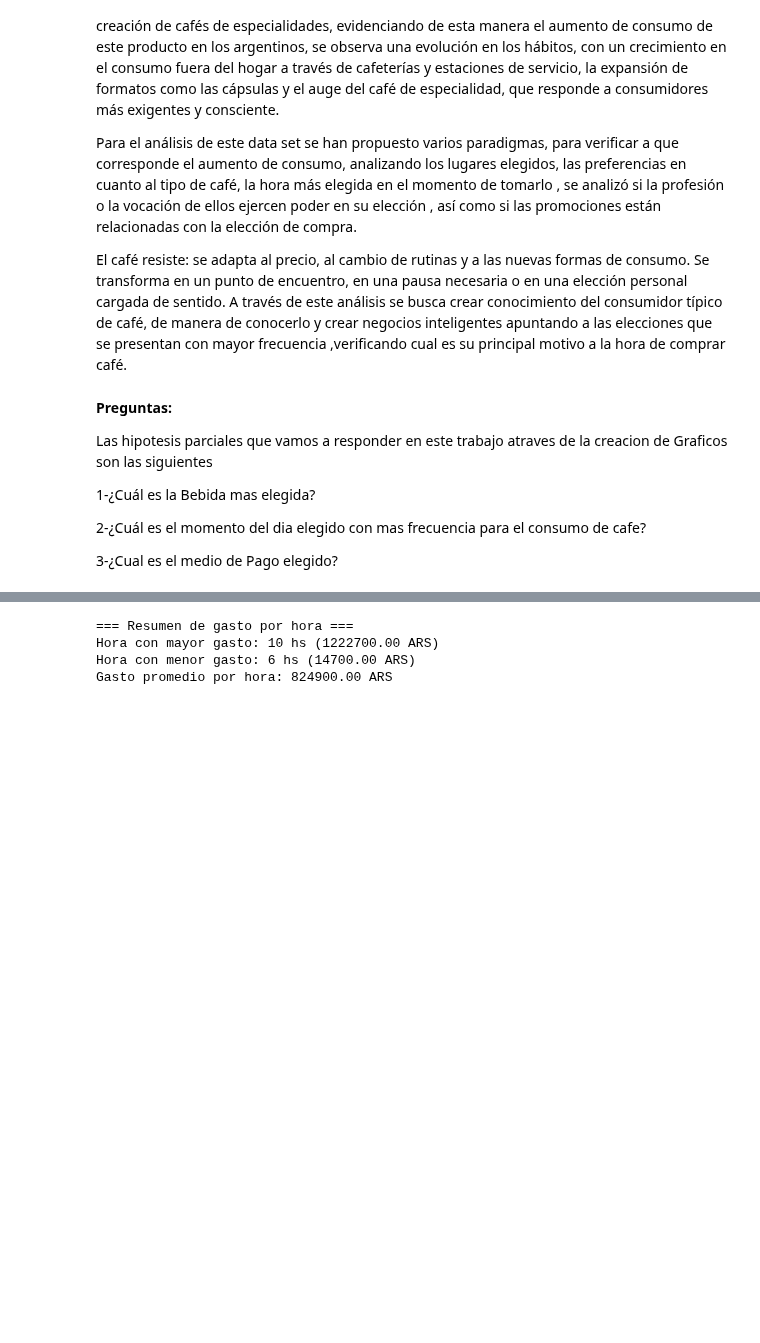
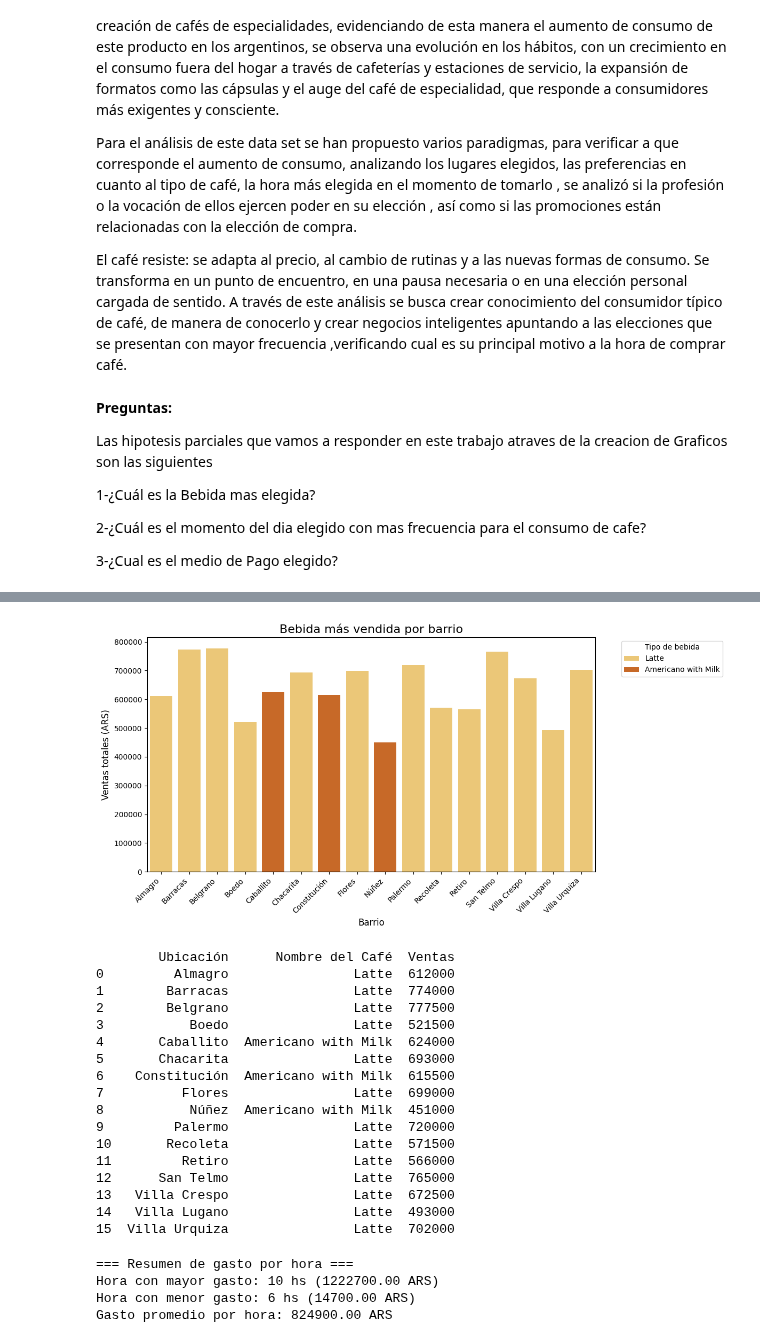
Before and after one commit to estemartinez87-cell/ProyectoConsumodeCafeI-MartinezEstela, a Jupyter notebook: Analisis_del_consumo_del_cafe.ipynb, the cells around one changed output, grey strips where cells are left out. Saved outputs shown, nothing was run; the diff lists cells and outputs as text; code cells hidden in the pictures; blank space fills up the shorter version.

```diff
--- a/Analisis_del_consumo_del_cafe.ipynb
+++ b/Analisis_del_consumo_del_cafe.ipynb
@@ -131,3 +123,59 @@ Porcentaje de participación de cada bebida:
+# %%
+import matplotlib.pyplot as plt
+import seaborn as sns
+import pandas as pd
+
+# Calcular la bebida más vendida por barrio
+mas_vendida_por_barrio = (
+    df.groupby(["Ubicación", "Nombre del Café"])["Ventas"]
+    .sum()
+    .reset_index()
+    .sort_values(["Ubicación", "Ventas"], ascending=[True, False])
+)
+
+# Tomar la bebida con mayor venta por cada barrio
+mas_vendida_por_barrio = mas_vendida_por_barrio.groupby("Ubicación").first().reset_index()
+
+# Crear gráfico de barras
+plt.figure(figsize=(12,6))
+sns.barplot(
+    data=mas_vendida_por_barrio,
+    x="Ubicación",
+    y="Ventas",
+    hue="Nombre del Café",
+    dodge=False,  # para que cada barra sea de un solo color
+    palette="YlOrBr"
+)
+
+plt.title("Bebida más vendida por barrio", fontsize=16)
+plt.xlabel("Barrio", fontsize=12)
+plt.ylabel("Ventas totales (ARS)", fontsize=12)
+plt.xticks(rotation=45, ha="right")
+plt.legend(title="Tipo de bebida", bbox_to_anchor=(1.05, 1), loc="upper left")
+plt.tight_layout()
+plt.show()
+
+# Mostrar tabla resumen
+print(mas_vendida_por_barrio)
+# %% [output]
+[figure, added]
+        Ubicación      Nombre del Café  Ventas
+0         Almagro                Latte  612000
+1        Barracas                Latte  774000
+2        Belgrano                Latte  777500
+3           Boedo                Latte  521500
+4       Caballito  Americano with Milk  624000
+5       Chacarita                Latte  693000
+6    Constitución  Americano with Milk  615500
+7          Flores                Latte  699000
+8           Núñez  Americano with Milk  451000
+9         Palermo                Latte  720000
+10       Recoleta                Latte  571500
+11         Retiro                Latte  566000
+12      San Telmo                Latte  765000
+13   Villa Crespo                Latte  672500
+14   Villa Lugano                Latte  493000
+15  Villa Urquiza                Latte  702000
 # %%
 #GRAFICO UNIVARIADO TEMPORAL  DIA Y HORA MAS ELEGIDOS
 
```
Also changed, not shown: parts of 29 cells of this notebook.
